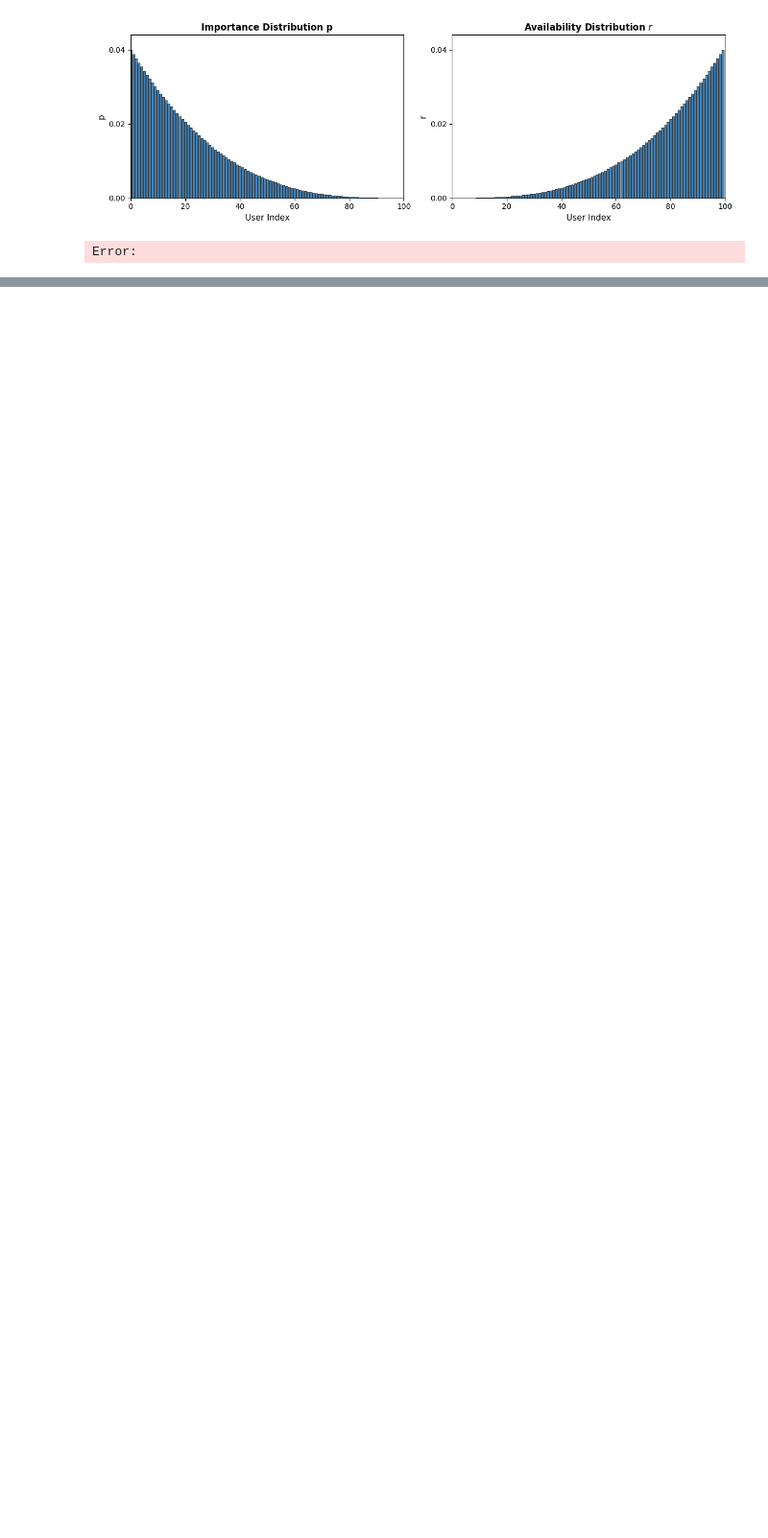
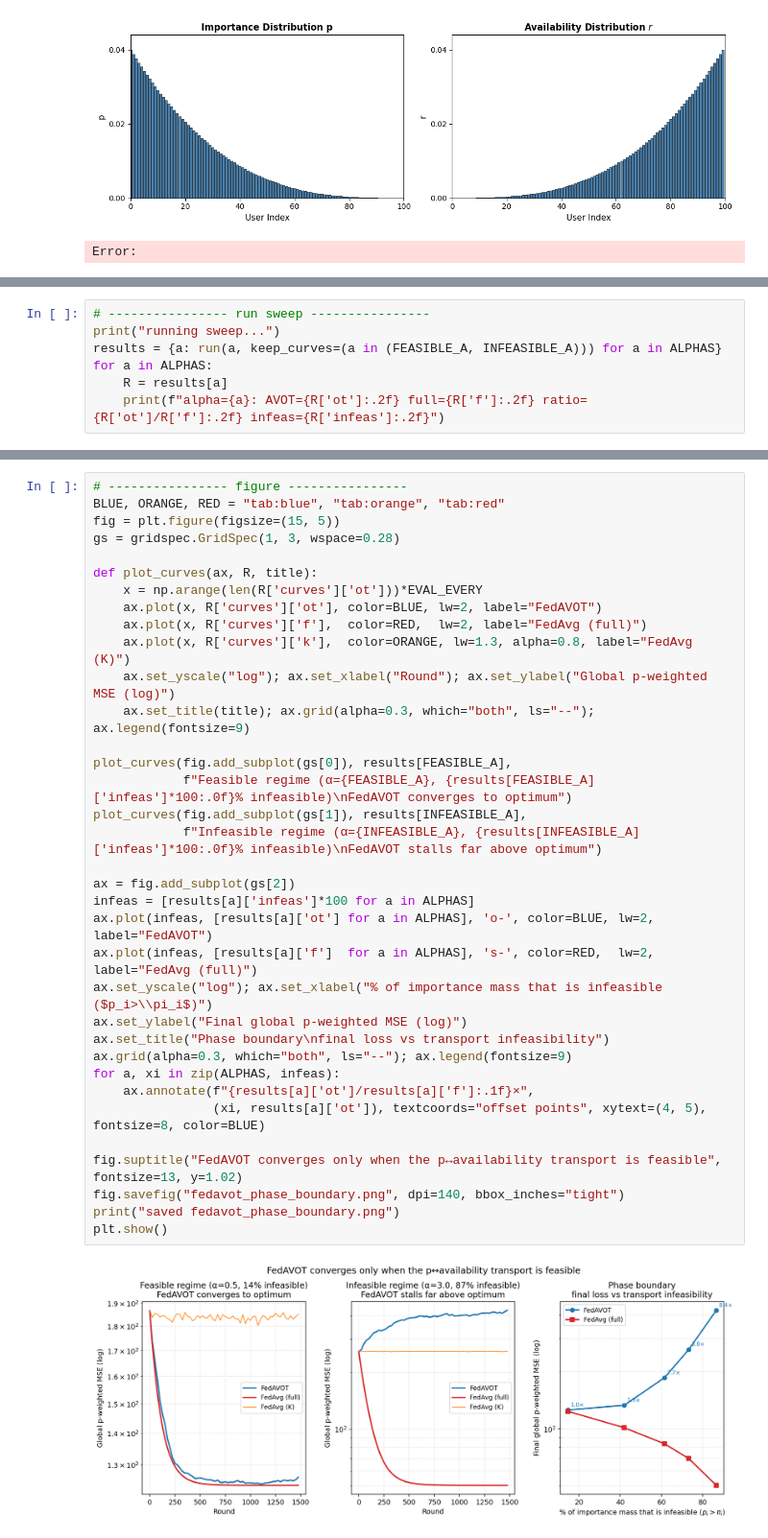
Before and after one commit to vihaan-goyal/fedavot-convergence, a Jupyter notebook: icasp_paper.ipynb, the cells around one changed output, grey strips where cells are left out. Shown at 96% size. Cells and saved outputs as stored; diff of their text form; blank space fills up the shorter version.

```diff
--- a/icasp_paper.ipynb
+++ b/icasp_paper.ipynb
@@ -343,0 +479,7 @@ Error:
+# %%
+# ---------------- run sweep ----------------
+print("running sweep...")
+results = {a: run(a, keep_curves=(a in (FEASIBLE_A, INFEASIBLE_A))) for a in ALPHAS}
+for a in ALPHAS:
+    R = results[a]
+    print(f"alpha={a}: AVOT={R['ot']:.2f} full={R['f']:.2f} ratio={R['ot']/R['f']:.2f} infeas={R['infeas']:.2f}")
@@ -343,0 +493,37 @@ Error:
+# %%
+# ---------------- figure ----------------
+BLUE, ORANGE, RED = "tab:blue", "tab:orange", "tab:red"
+fig = plt.figure(figsize=(15, 5))
+gs = gridspec.GridSpec(1, 3, wspace=0.28)
+
+def plot_curves(ax, R, title):
+    x = np.arange(len(R['curves']['ot']))*EVAL_EVERY
+    ax.plot(x, R['curves']['ot'], color=BLUE, lw=2, label="FedAVOT")
+    ax.plot(x, R['curves']['f'],  color=RED,  lw=2, label="FedAvg (full)")
+    ax.plot(x, R['curves']['k'],  color=ORANGE, lw=1.3, alpha=0.8, label="FedAvg (K)")
+    ax.set_yscale("log"); ax.set_xlabel("Round"); ax.set_ylabel("Global p-weighted MSE (log)")
+    ax.set_title(title); ax.grid(alpha=0.3, which="both", ls="--"); ax.legend(fontsize=9)
+
+plot_curves(fig.add_subplot(gs[0]), results[FEASIBLE_A],
+            f"Feasible regime (α={FEASIBLE_A}, {results[FEASIBLE_A]['infeas']*100:.0f}% infeasible)\nFedAVOT converges to optimum")
+plot_curves(fig.add_subplot(gs[1]), results[INFEASIBLE_A],
+            f"Infeasible regime (α={INFEASIBLE_A}, {results[INFEASIBLE_A]['infeas']*100:.0f}% infeasible)\nFedAVOT stalls far above optimum")
+
+ax = fig.add_subplot(gs[2])
+infeas = [results[a]['infeas']*100 for a in ALPHAS]
+ax.plot(infeas, [results[a]['ot'] for a in ALPHAS], 'o-', color=BLUE, lw=2, label="FedAVOT")
+ax.plot(infeas, [results[a]['f']  for a in ALPHAS], 's-', color=RED,  lw=2, label="FedAvg (full)")
+ax.set_yscale("log"); ax.set_xlabel("% of importance mass that is infeasible ($p_i>\\pi_i$)")
+ax.set_ylabel("Final global p-weighted MSE (log)")
+ax.set_title("Phase boundary\nfinal loss vs transport infeasibility")
+ax.grid(alpha=0.3, which="both", ls="--"); ax.legend(fontsize=9)
+for a, xi in zip(ALPHAS, infeas):
+    ax.annotate(f"{results[a]['ot']/results[a]['f']:.1f}×",
+                (xi, results[a]['ot']), textcoords="offset points", xytext=(4, 5), fontsize=8, color=BLUE)
+
+fig.suptitle("FedAVOT converges only when the p↔availability transport is feasible", fontsize=13, y=1.02)
+fig.savefig("fedavot_phase_boundary.png", dpi=140, bbox_inches="tight")
+print("saved fedavot_phase_boundary.png")
+plt.show()
+# %% [output]
+[figure, added]
```
Also changed, not shown: parts of 3 cells of this notebook.
